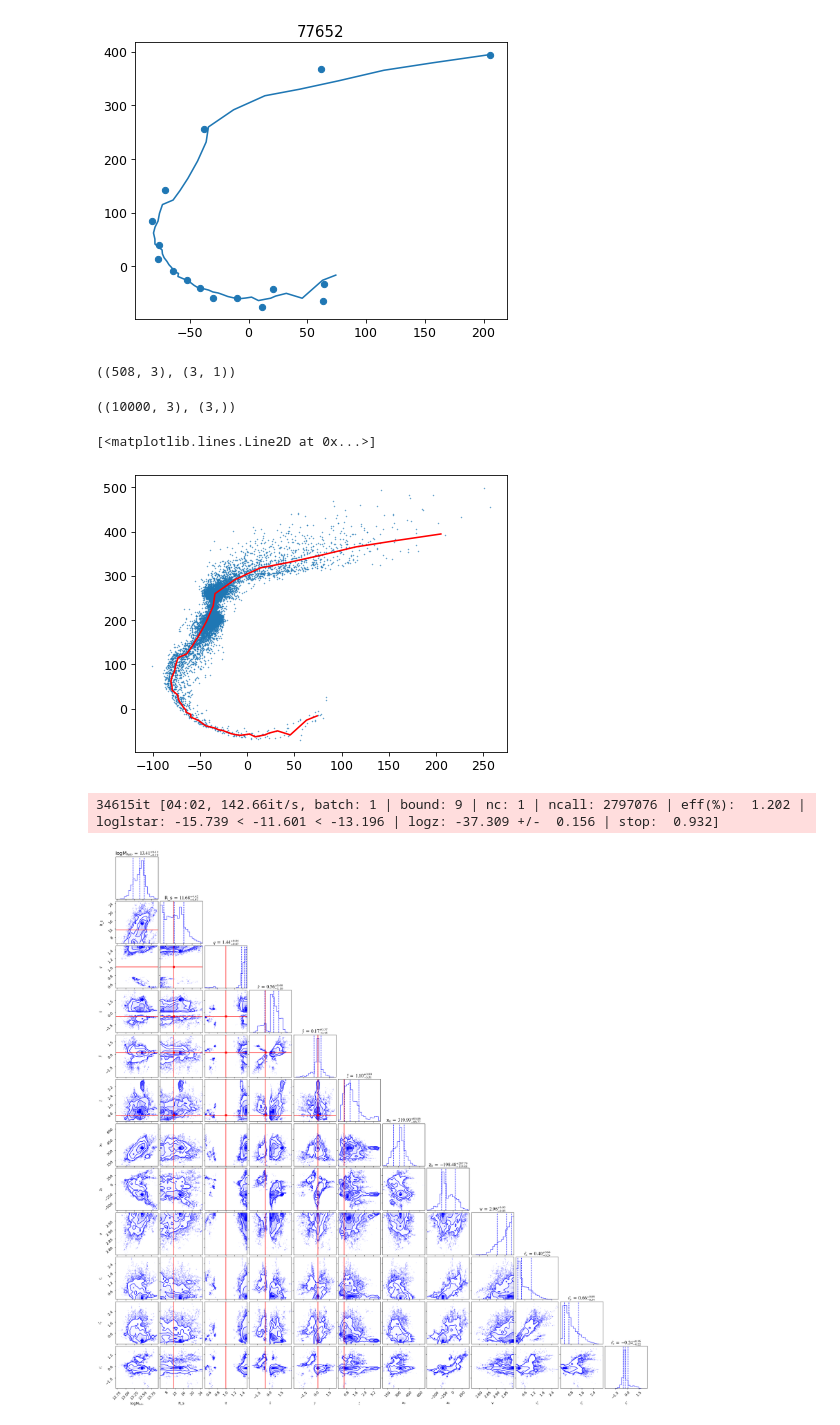
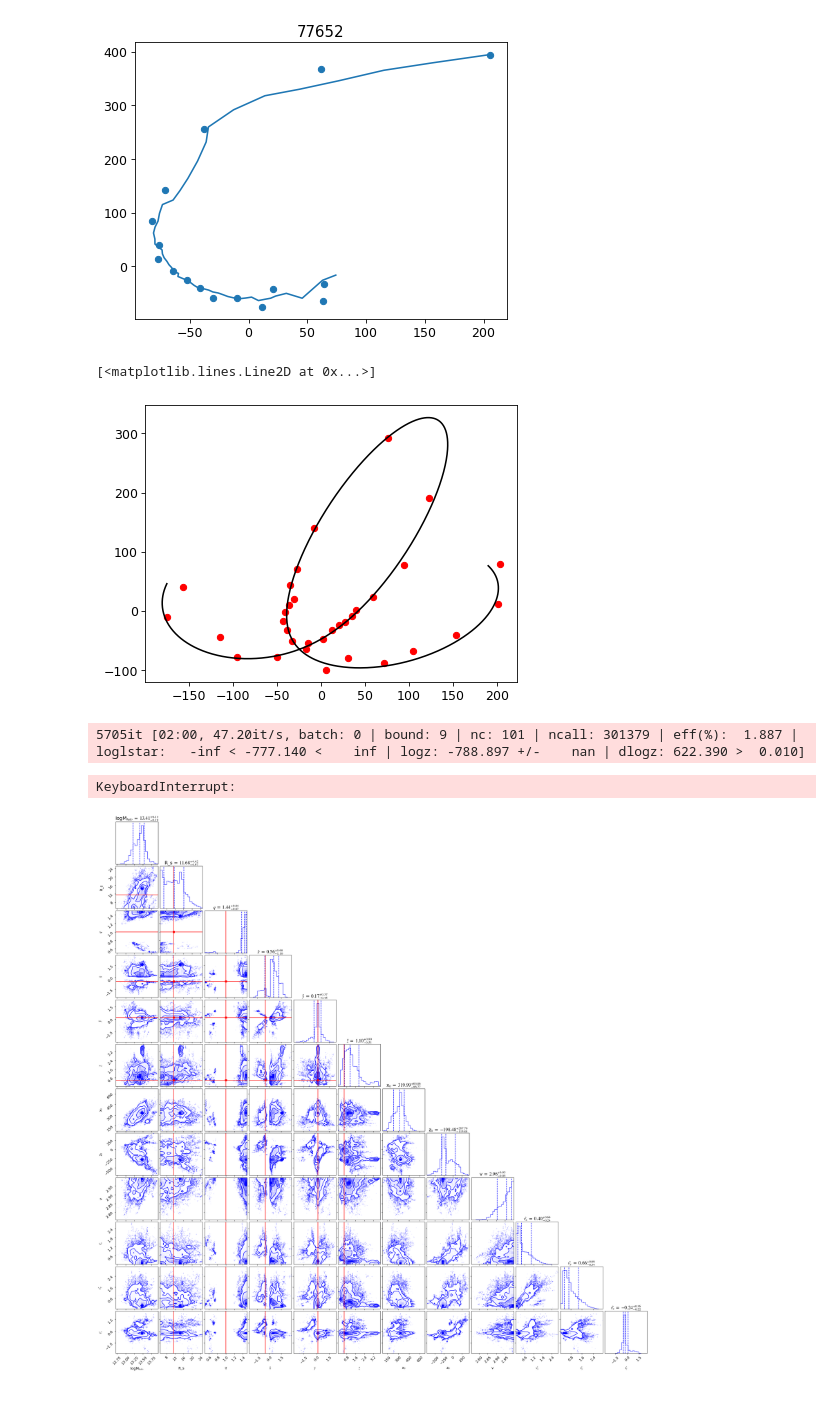
Before and after one commit to David-Chemaly/Stream_Modeling, a Jupyter notebook: play.ipynb, the cells around one changed output. Cells and saved outputs as stored; diff of their text form; code cells hidden in the pictures.

Commit message:
data from orbit generalized

```diff
--- a/play.ipynb
+++ b/play.ipynb
@@ -40,29 +38,35 @@ a, b = gala_stream_model_ndim16(params_data)
-# %%
-a.shape, b.shape
-# %% [output]
-((508, 3), (3, 1))
-# %%
-xyz_stream.shape, _.shape
-# %% [output]
-((10000, 3), (3,))
-# %%
-xyz_stream, _ = agama_stream_model_ndim16(params_data)
-plt.scatter(xyz_stream[:,0], xyz_stream[:,1], s=0.1)
-plt.plot(x_track_data, y_track_data, c='r')
-# %% [output]
-[<matplotlib.lines.Line2D at 0x...>]
-[figure, removed]
-# %%
-if model_type == 'stream':
-    log_likelihood  = stream_log_likelihood_ndim16
-    prior_transform = stream_large_prior_transform_ndim16
-elif model_type == 'orbit':
-    log_likelihood = orbit_log_likelihood_ndim12
-    prior_transform = orbit_large_prior_transform_ndim12
-
-dns = dynesty_fit(dict_data, log_likelihood, prior_transform, ndim=12, nlive=nlive)
-# %% [output]
-34615it [04:02, 142.66it/s, batch: 1 | bound: 9 | nc: 1 | ncall: 2797076 | eff(%):  1.202 | loglstar: -15.739 < -11.601 < -13.196 | logz: -37.309 +/-  0.156 | stop:  0.932]
+# %%
+q_true = 1.0
+model = gala_orbit_model_ndim13
+prior_trainsform = orbit_unrestricted_prior_transform_ndim13
+model_spline = orbit_spline
+ndim = 13
+seed = np.random.randint(0, 100000)
+dict_data, params_data, spline_data, theta_track_data = get_mock_data(q_true,
+                                                                        model,
+                                                                        prior_trainsform,
+                                                                        model_spline,
+                                                                        ndim,
+                                                                        seed=seed, sigma=10, n_ang=72, min_particle=3, max_dist=80)
+
+plt.scatter(dict_data['x'], dict_data['y'], c='r')
+r_track_data = spline_data(theta_track_data)
+x_track_data = r_track_data * np.cos(theta_track_data)
+y_track_data = r_track_data * np.sin(theta_track_data)
+plt.plot(x_track_data, y_track_data, c='k')
+# %% [output]
+[<matplotlib.lines.Line2D at 0x...>]
+[figure, added]
+# %%
+dns = dynesty_fit(dict_data,
+                gala_orbit_model_ndim12,
+                orbit_spline,
+                model_log_likelihood,
+                orbit_large_prior_transform_ndim12,
+                ndim=12, nlive=1000)
+# %% [output]
+5705it [02:00, 47.20it/s, batch: 0 | bound: 9 | nc: 101 | ncall: 301379 | eff(%):  1.887 | loglstar:   -inf < -777.140 <    inf | logz: -788.897 +/-    nan | dlogz: 622.390 >  0.010]
+KeyboardInterrupt:
 # %%
 def plot_corner_from_path(path, oblate_prolate=False):
         params_data = np.loadtxt(f'{path}/params.txt')
```
Also changed, not shown: parts of 1 cell of this notebook, 5 other files.
